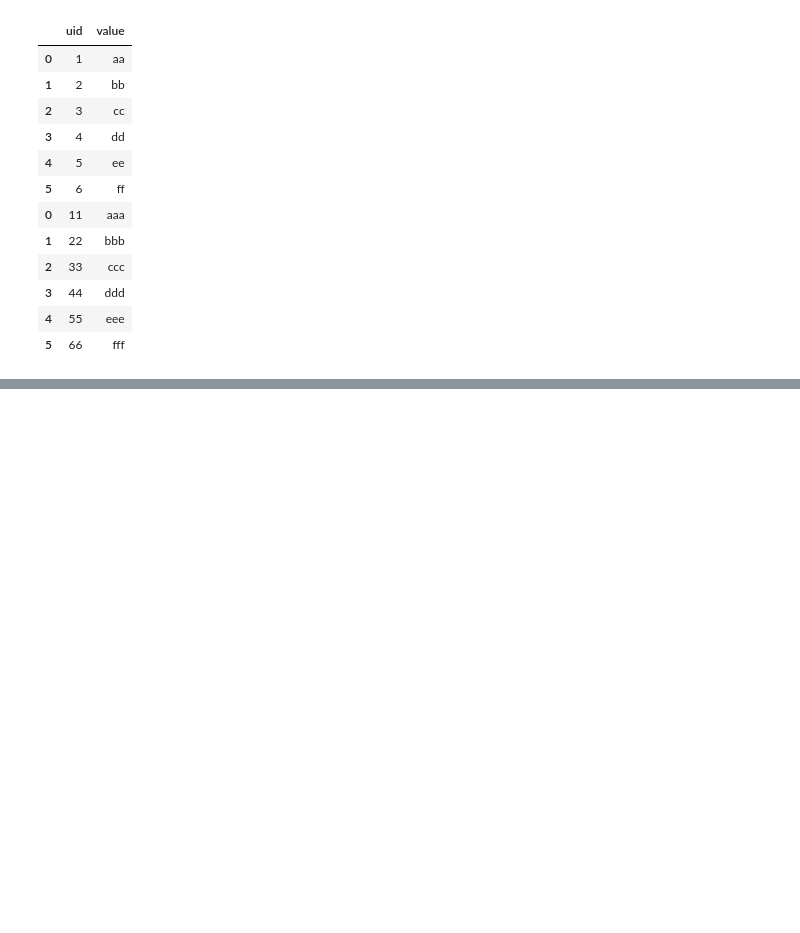
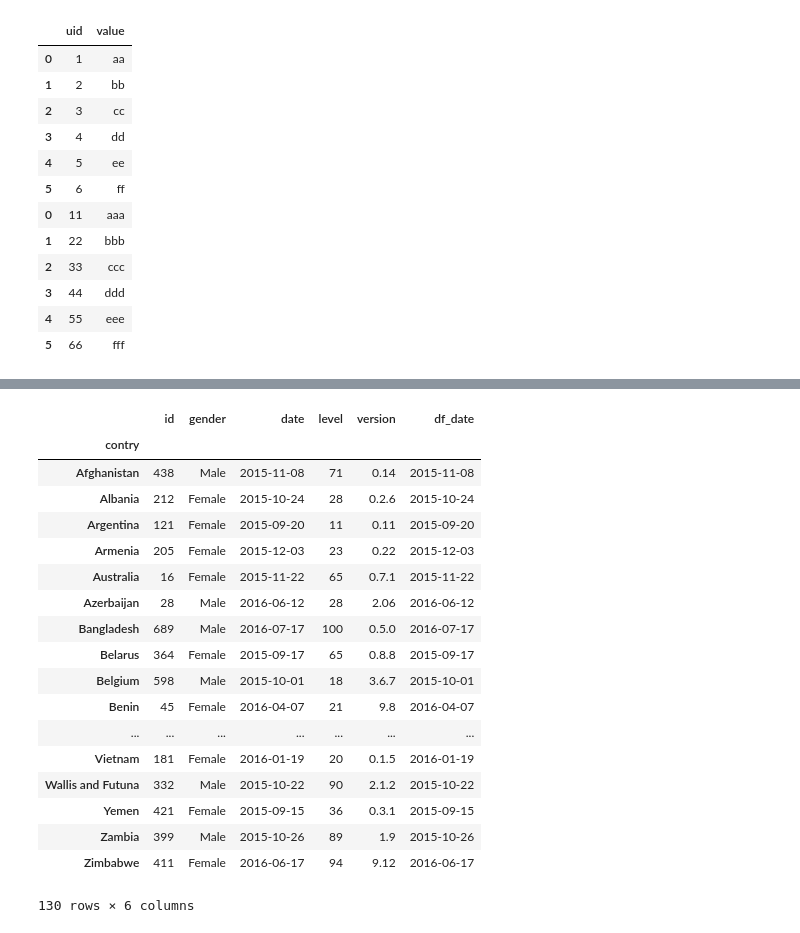
Before and after one commit to cionman/Python_pandas, a Jupyter notebook: pandas_ex.ipynb, the cells around one changed output, grey strips where cells are left out. Cells and saved outputs as stored; diff of their text form; code cells hidden in the pictures; blank space fills up the shorter version.

```diff
--- a/pandas_ex.ipynb
+++ b/pandas_ex.ipynb
@@ -458,0 +566,23 @@ pd.concat([t3,t4])
+# %%
+# 그룹 각 열의 최소
+by_country.min()
+# %% [output]
+|  | id | gender | date | level | version | df_date |
+| contry |  |  |  |  |  |  |
+| Afghanistan | 438 | Male | 2015-11-08 | 71 | 0.14 | 2015-11-08 |
+| Albania | 212 | Female | 2015-10-24 | 28 | 0.2.6 | 2015-10-24 |
+| Argentina | 121 | Female | 2015-09-20 | 11 | 0.11 | 2015-09-20 |
+| Armenia | 205 | Female | 2015-12-03 | 23 | 0.22 | 2015-12-03 |
+| Australia | 16 | Female | 2015-11-22 | 65 | 0.7.1 | 2015-11-22 |
+| Azerbaijan | 28 | Male | 2016-06-12 | 28 | 2.06 | 2016-06-12 |
+| Bangladesh | 689 | Male | 2016-07-17 | 100 | 0.5.0 | 2016-07-17 |
+| Belarus | 364 | Female | 2015-09-17 | 65 | 0.8.8 | 2015-09-17 |
+| Belgium | 598 | Male | 2015-10-01 | 18 | 3.6.7 | 2015-10-01 |
+| Benin | 45 | Female | 2016-04-07 | 21 | 9.8 | 2016-04-07 |
+| ... | ... | ... | ... | ... | ... | ... |
+| Vietnam | 181 | Female | 2016-01-19 | 20 | 0.1.5 | 2016-01-19 |
+| Wallis and Futuna | 332 | Male | 2015-10-22 | 90 | 2.1.2 | 2015-10-22 |
+| Yemen | 421 | Female | 2015-09-15 | 36 | 0.3.1 | 2015-09-15 |
+| Zambia | 399 | Male | 2015-10-26 | 89 | 1.9 | 2015-10-26 |
+| Zimbabwe | 411 | Female | 2016-06-17 | 94 | 9.12 | 2016-06-17 |
+130 rows × 6 columns
```
Also changed, not shown: parts of 19 cells of this notebook, 8 other files.
